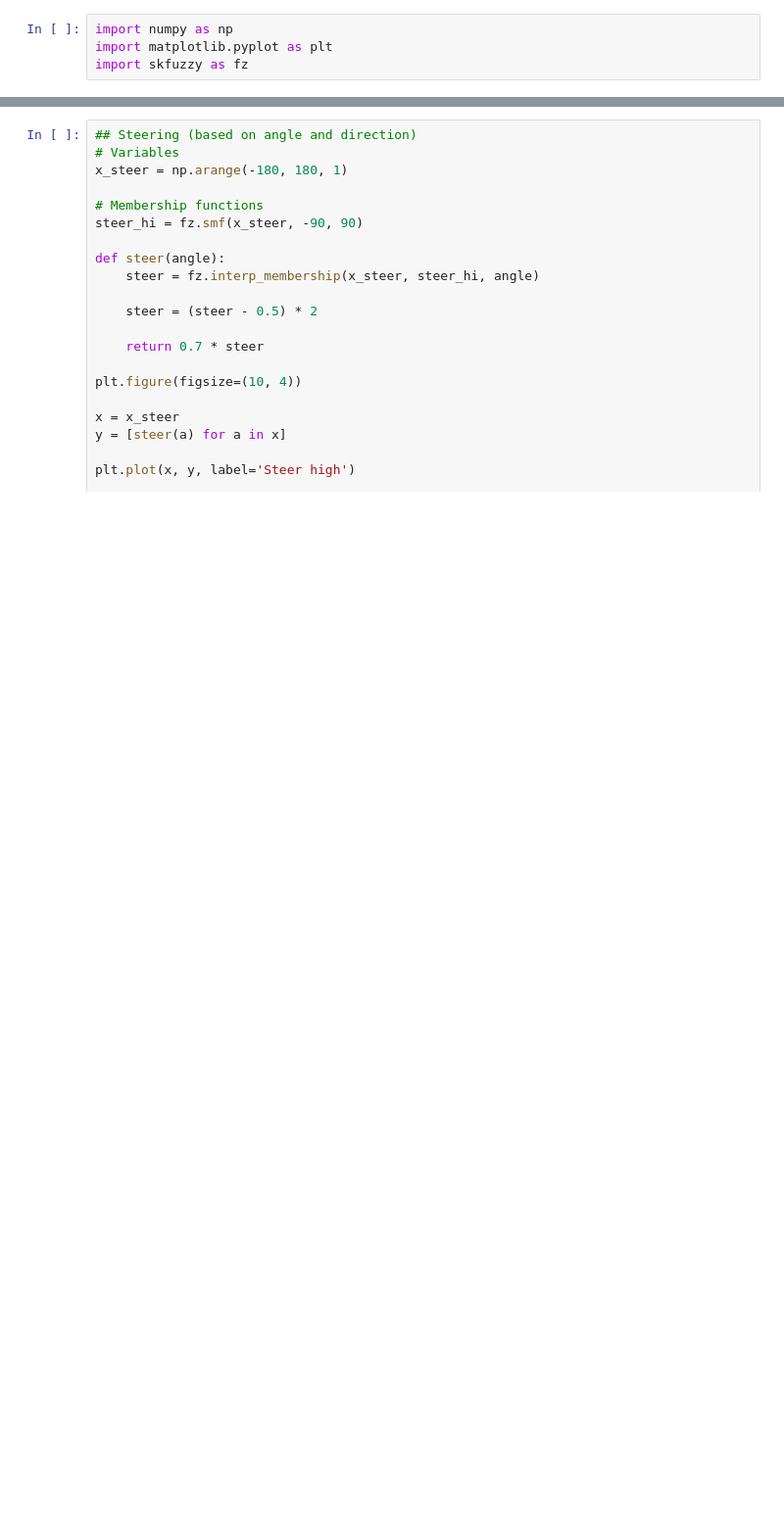
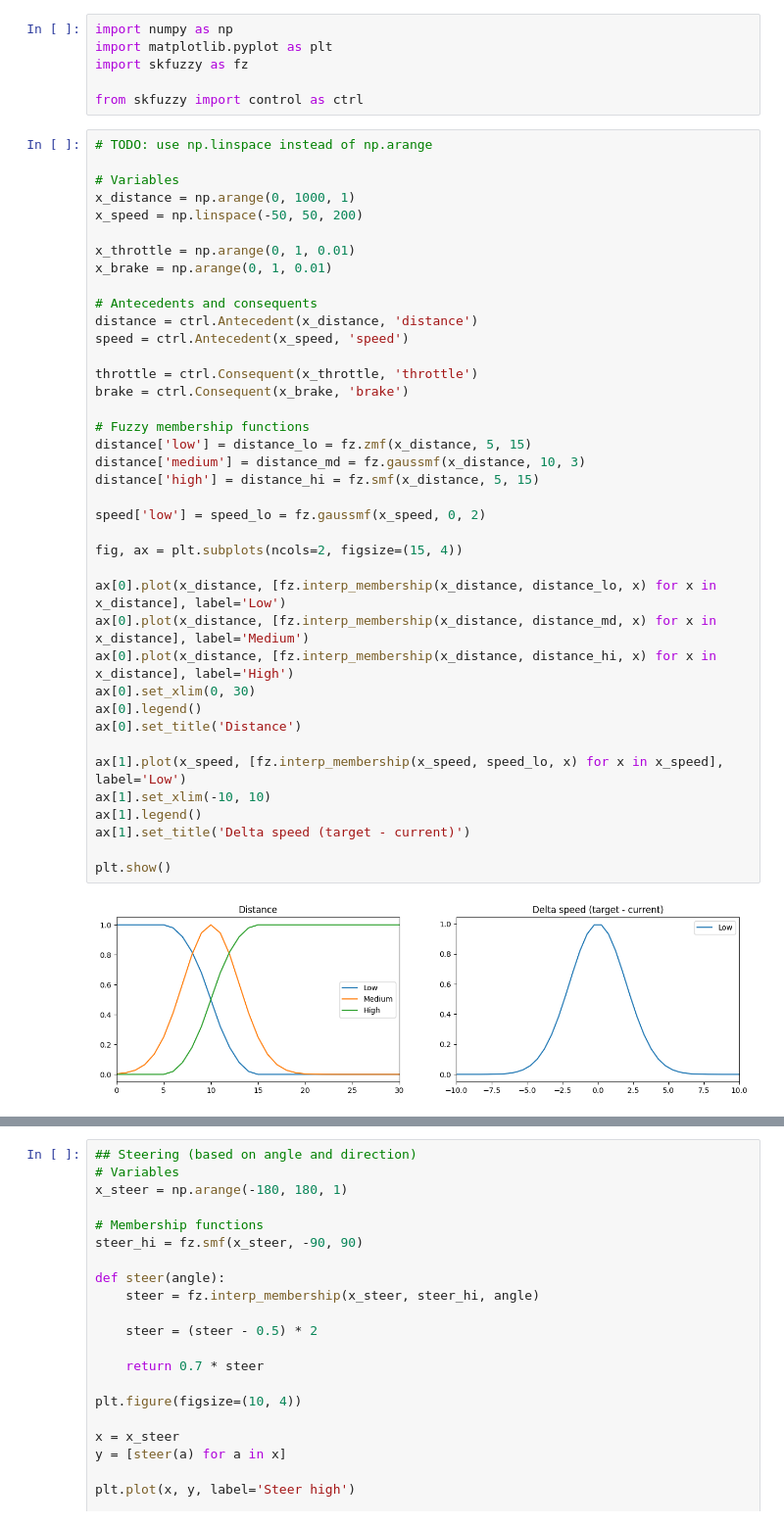
Before and after one commit to floriandejonckheere/abo-autonomic-systems-carla, a Jupyter notebook: fuzzy.ipynb, the cells around one changed output, grey strips where cells are left out. Shown at 98% size. Drawn from its saved outputs; the diff is of its cells as text; blank space fills up the shorter version.

Commit message:
Make figures great again

```diff
--- a/fuzzy.ipynb
+++ b/fuzzy.ipynb
@@ -2,4 +2,47 @@
 import numpy as np
 import matplotlib.pyplot as plt
 import skfuzzy as fz
+
+from skfuzzy import control as ctrl
+# %%
+# TODO: use np.linspace instead of np.arange
+
+# Variables
+x_distance = np.arange(0, 1000, 1)
+x_speed = np.linspace(-50, 50, 200)
+
+x_throttle = np.arange(0, 1, 0.01)
+x_brake = np.arange(0, 1, 0.01)
+
+# Antecedents and consequents
+distance = ctrl.Antecedent(x_distance, 'distance')
+speed = ctrl.Antecedent(x_speed, 'speed')
+
+throttle = ctrl.Consequent(x_throttle, 'throttle')
+brake = ctrl.Consequent(x_brake, 'brake')
+
+# Fuzzy membership functions
+distance['low'] = distance_lo = fz.zmf(x_distance, 5, 15)
+distance['medium'] = distance_md = fz.gaussmf(x_distance, 10, 3)
+distance['high'] = distance_hi = fz.smf(x_distance, 5, 15)
+
+speed['low'] = speed_lo = fz.gaussmf(x_speed, 0, 2)
+
+fig, ax = plt.subplots(ncols=2, figsize=(15, 4))
+
+ax[0].plot(x_distance, [fz.interp_membership(x_distance, distance_lo, x) for x in x_distance], label='Low')
+ax[0].plot(x_distance, [fz.interp_membership(x_distance, distance_md, x) for x in x_distance], label='Medium')
+ax[0].plot(x_distance, [fz.interp_membership(x_distance, distance_hi, x) for x in x_distance], label='High')
+ax[0].set_xlim(0, 30)
+ax[0].legend()
+ax[0].set_title('Distance')
+
+ax[1].plot(x_speed, [fz.interp_membership(x_speed, speed_lo, x) for x in x_speed], label='Low')
+ax[1].set_xlim(-10, 10)
+ax[1].legend()
+ax[1].set_title('Delta speed (target - current)')
+
+plt.show()
+# %% [output]
+[figure, added]
 # %%
```
Also changed, not shown: parts of 1 cell of this notebook.
